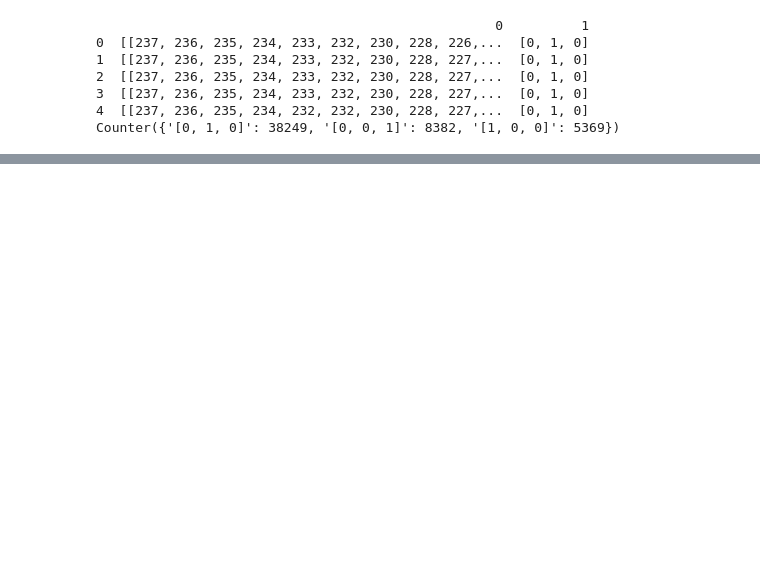
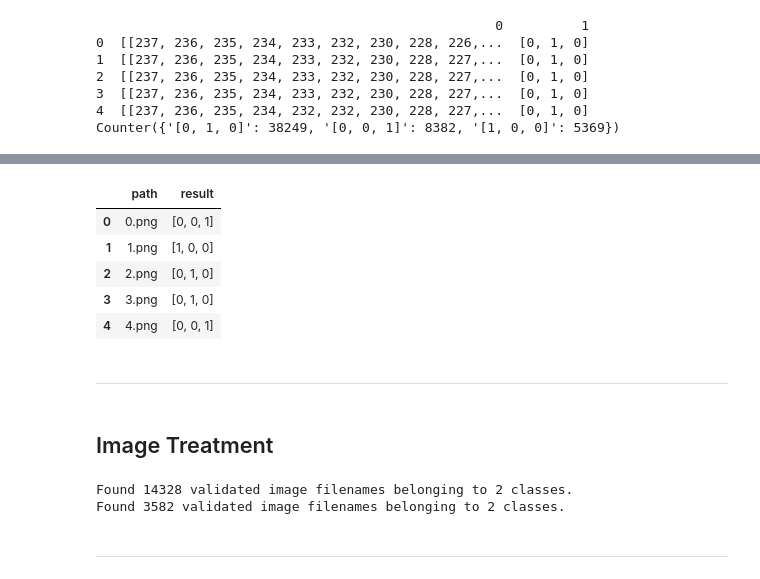
Before and after one commit to alvarogmf/project_cars_automated_car, a Jupyter notebook: automated_car_playground.ipynb, the cells around one changed output, grey strips where cells are left out. Drawn from its saved outputs; the diff is of its cells as text; code cells hidden in the pictures; blank space fills up the shorter version.

```diff
--- a/automated_car_playground.ipynb
+++ b/automated_car_playground.ipynb
@@ -440,0 +473,15 @@ np.save('training_data_v2.npy', final_data)
+# %%
+train_df = pd.DataFrame(cleaning_df[['path', 'result']])
+
+train_df.head()
+# %% [output]
+|  | path | result |
+| 0 | 0.png | [0, 0, 1] |
+| 1 | 1.png | [1, 0, 0] |
+| 2 | 2.png | [0, 1, 0] |
+| 3 | 3.png | [0, 1, 0] |
+| 4 | 4.png | [0, 0, 1] |
+# %% [markdown]
+------
+# %% [markdown]
+## Image Treatment
@@ -440,0 +497,38 @@ np.save('training_data_v2.npy', final_data)
+# %%
+save_dir = "images/"
+
+train_generator  = datagen.flow_from_dataframe(
+    dataframe=train_df,
+    directory=save_dir,
+    x_col="path",
+    y_col="result",
+    target_size=(80, 60),
+    color_mode="grayscale",
+    batch_size=64,
+    save_to_dir='png_images_resized/',
+    save_format="png",
+    class_mode="categorical",
+    subset='training',
+    shuffle = True
+)
+
+
+validation_generator  = datagen.flow_from_dataframe(
+    dataframe=train_df,
+    directory=save_dir,
+    x_col="path",
+    y_col="result",
+    target_size=(80, 60),
+    color_mode="grayscale",
+    batch_size=64,
+    save_to_dir='png_images_resized/',
+    save_format="png",
+    class_mode="categorical",
+    subset='validation',
+    shuffle = True
+)
+# %% [output]
+Found 14328 validated image filenames belonging to 2 classes.
+Found 3582 validated image filenames belonging to 2 classes.
+# %% [markdown]
+---------
```
Also changed, not shown: parts of 28 cells of this notebook, 4 other files.
